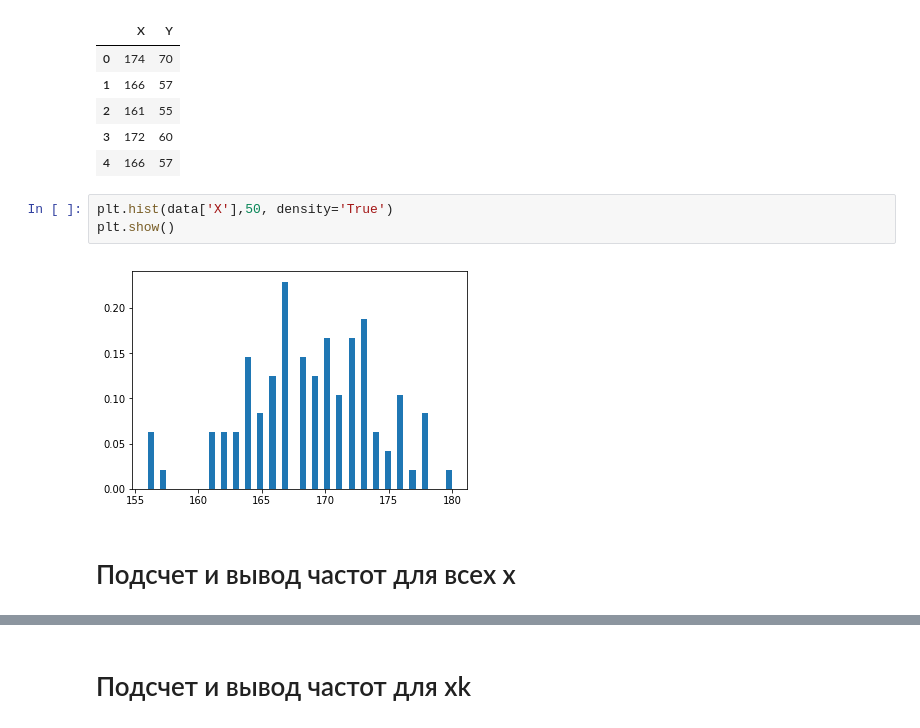
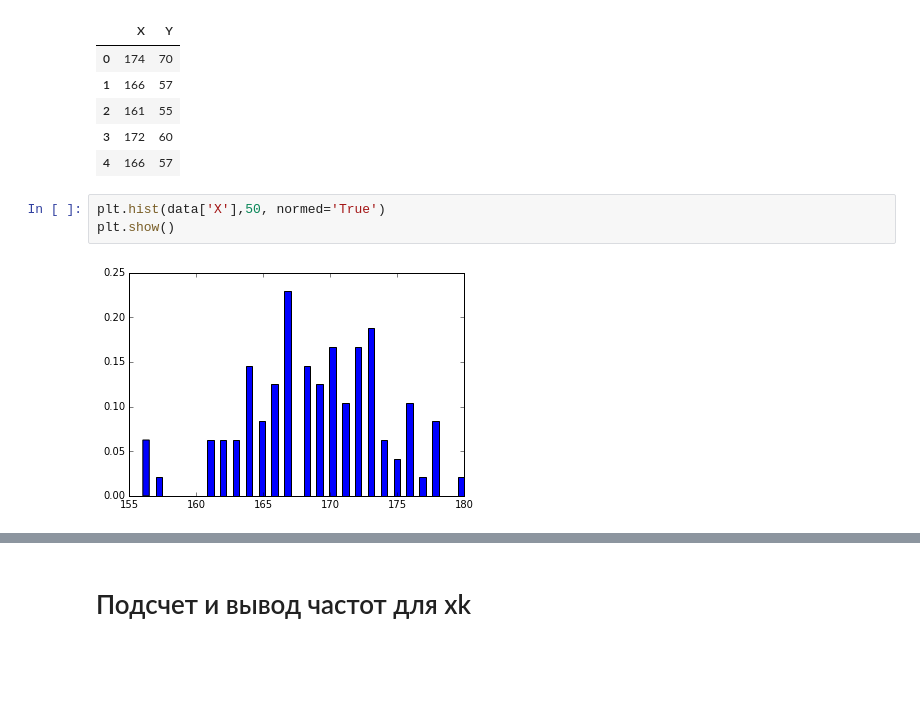
Before and after one commit to nikita-potashev/Python-for-kids, a Jupyter notebook: EasyDataScience/DataAnalyzer.ipynb, the cells around one changed output, grey strips where cells are left out. Cells and saved outputs as stored; diff of their text form; blank space fills up the shorter version.

```diff
--- a/EasyDataScience/DataAnalyzer.ipynb
+++ b/EasyDataScience/DataAnalyzer.ipynb
@@ -45,9 +45,7 @@ data.head()
 | 3 | 172 | 60 |
 | 4 | 166 | 57 |
 # %%
-plt.hist(data['X'],50, density='True')
+plt.hist(data['X'],50, normed='True')
 plt.show()
 # %% [output]
-[figure, old version]
+[figure, new version]
-# %% [markdown]
-# Подсчет и вывод частот для всех x
```
Also changed, not shown: parts of 9 cells of this notebook.
